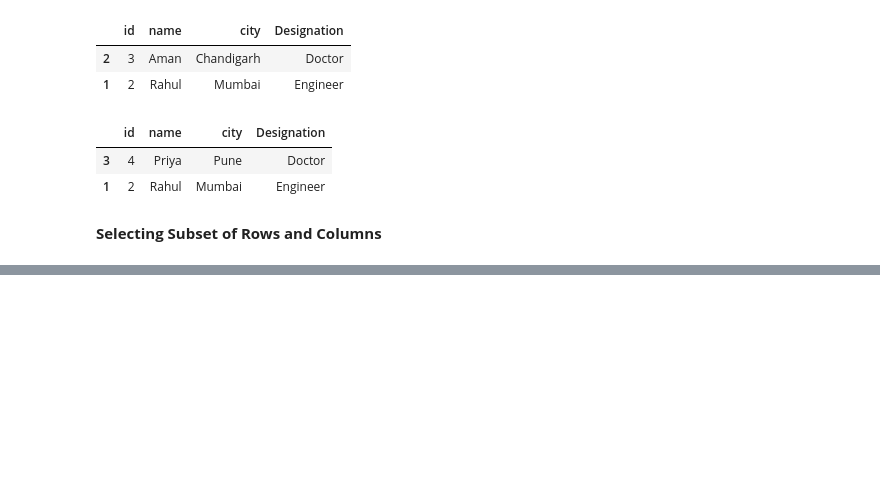
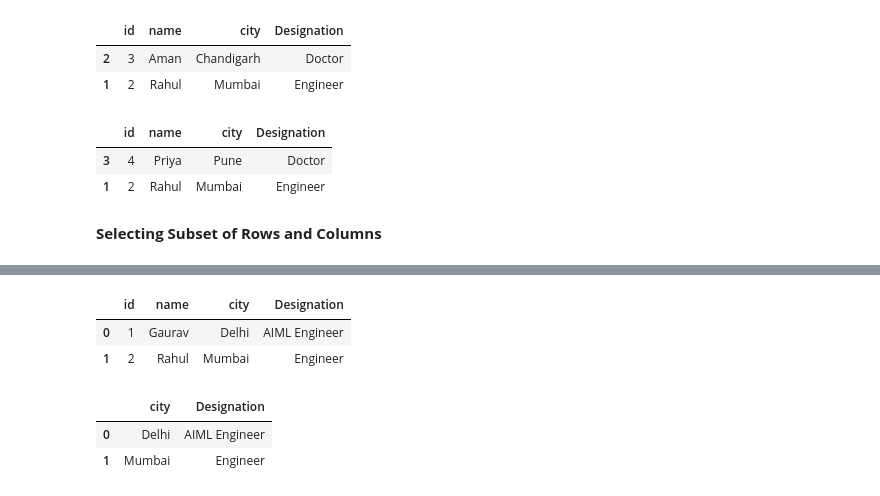
Before and after one commit to Gauravkatnoria12/Pandas, a Jupyter notebook: DataFrames.ipynb, the cells around one changed output, grey strips where cells are left out. Saved outputs shown, nothing was run; the diff lists cells and outputs as text; code cells hidden in the pictures; blank space fills up the shorter version.

```diff
--- a/DataFrames.ipynb
+++ b/DataFrames.ipynb
@@ -181,0 +190,12 @@ df2.iloc[[3,1]]
+# %%
+df2.loc[[0,1]]
+# %% [output]
+|  | id | name | city | Designation |
+| 0 | 1 | Gaurav | Delhi | AIML Engineer |
+| 1 | 2 | Rahul | Mumbai | Engineer |
+# %%
+df2.loc[[0,1]][["city", "Designation"]]
+# %% [output]
+|  | city | Designation |
+| 0 | Delhi | AIML Engineer |
+| 1 | Mumbai | Engineer |
```
Also changed, not shown: parts of 5 cells of this notebook, 2 other files.
